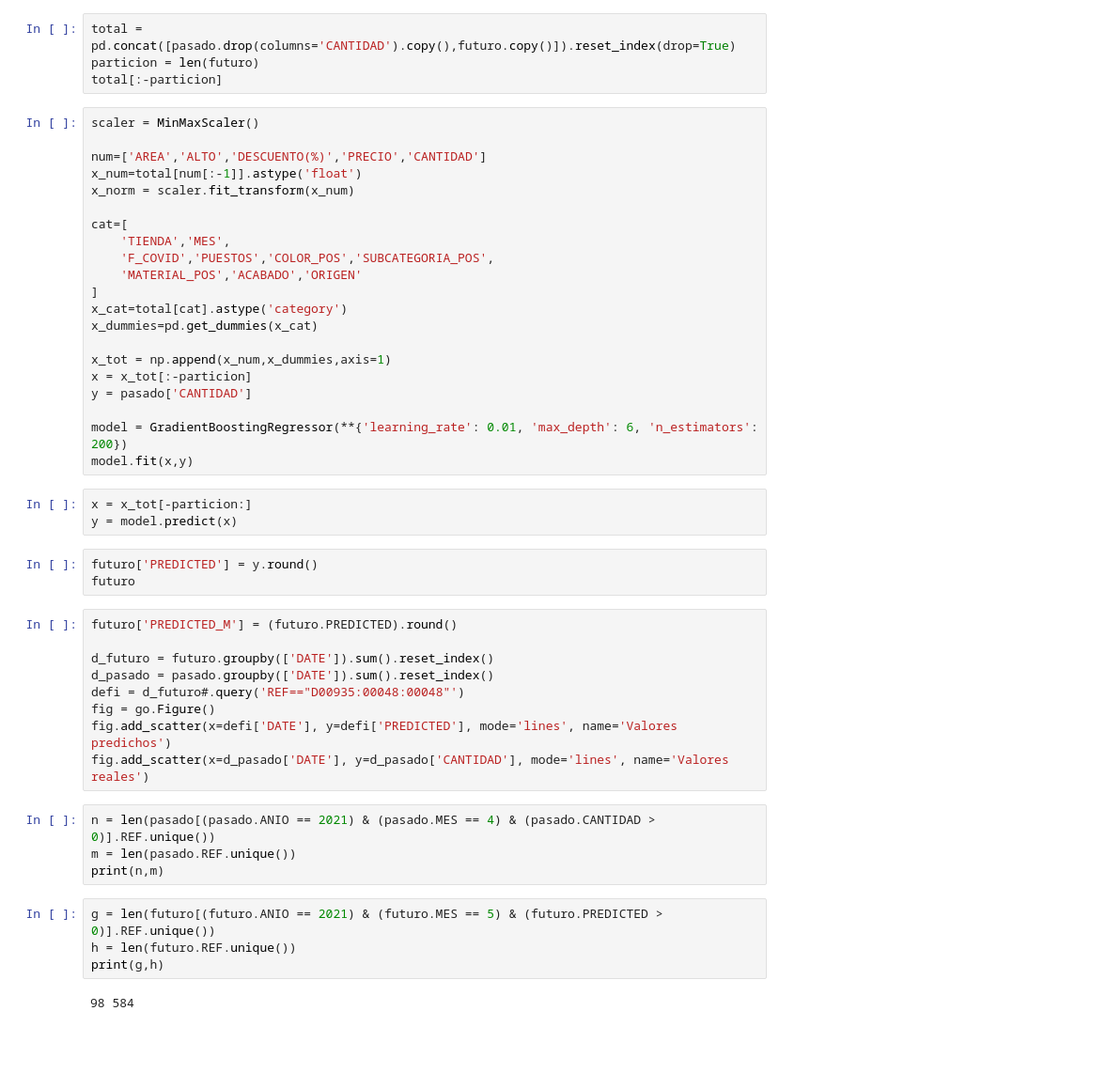
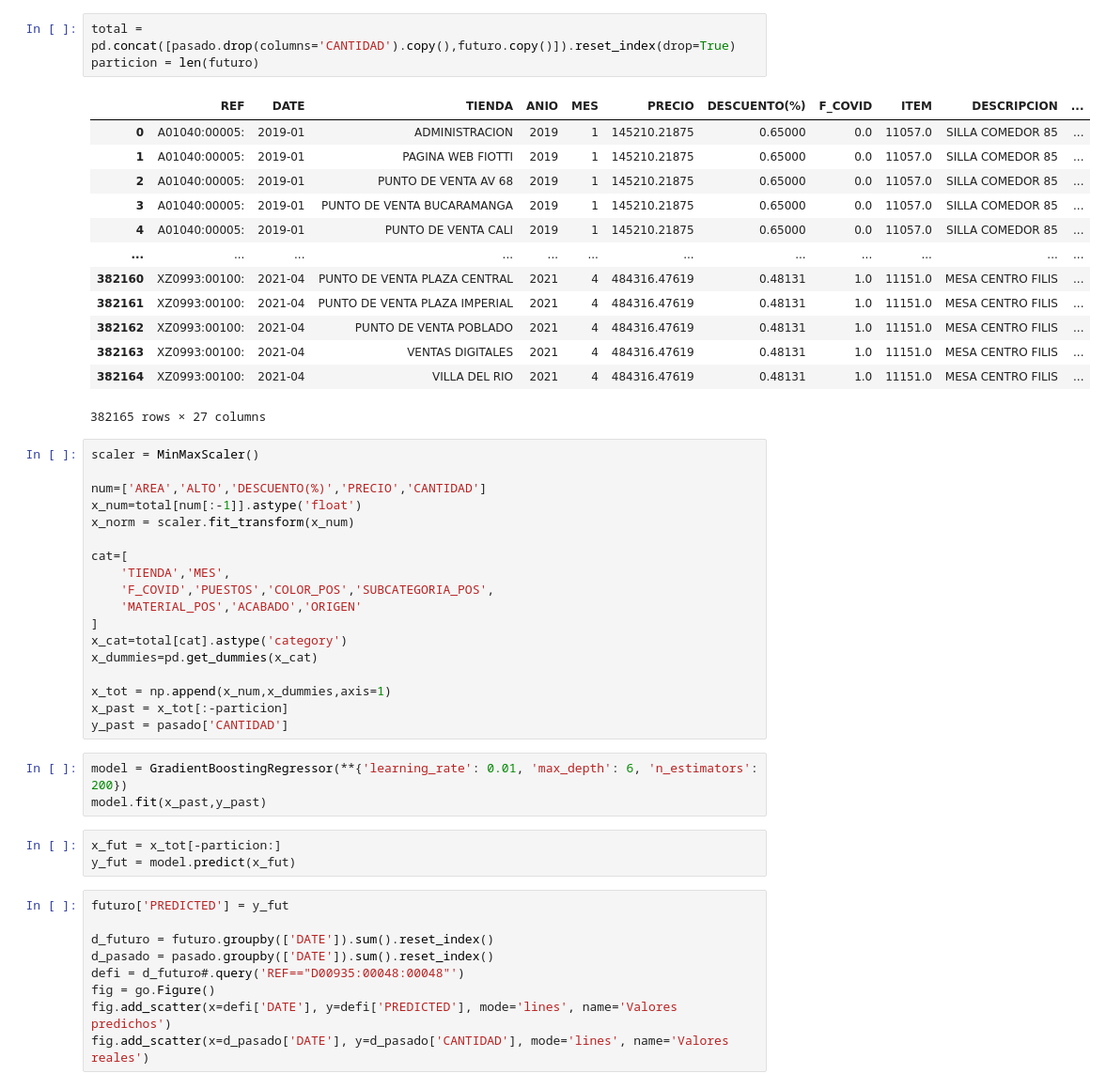
Before and after one commit to JuanMaVelezPa/DS4A_Project, a Jupyter notebook: ModelTest2.ipynb, the cells around one changed output. Shown at 94% size. Saved outputs shown, nothing was run; the diff lists cells and outputs as text; blank space fills up the shorter version.

```diff
--- a/ModelTest2.ipynb
+++ b/ModelTest2.ipynb
@@ -76,7 +89,20 @@ futuro
 # %%
 total = pd.concat([pasado.drop(columns='CANTIDAD').copy(),futuro.copy()]).reset_index(drop=True)
 particion = len(futuro)
-total[:-particion]
+# %% [output]
+|  | REF | DATE | TIENDA | ANIO | MES | PRECIO | DESCUENTO(%) | F_COVID | ITEM | DESCRIPCION | ... |
+| 0 | A01040:00005: | 2019-01 | ADMINISTRACION | 2019 | 1 | 145210.21875 | 0.65000 | 0.0 | 11057.0 | SILLA COMEDOR 85 | ... |
+| 1 | A01040:00005: | 2019-01 | PAGINA WEB FIOTTI | 2019 | 1 | 145210.21875 | 0.65000 | 0.0 | 11057.0 | SILLA COMEDOR 85 | ... |
+| 2 | A01040:00005: | 2019-01 | PUNTO DE VENTA AV 68 | 2019 | 1 | 145210.21875 | 0.65000 | 0.0 | 11057.0 | SILLA COMEDOR 85 | ... |
+| 3 | A01040:00005: | 2019-01 | PUNTO DE VENTA BUCARAMANGA | 2019 | 1 | 145210.21875 | 0.65000 | 0.0 | 11057.0 | SILLA COMEDOR 85 | ... |
+| 4 | A01040:00005: | 2019-01 | PUNTO DE VENTA CALI | 2019 | 1 | 145210.21875 | 0.65000 | 0.0 | 11057.0 | SILLA COMEDOR 85 | ... |
+| ... | ... | ... | ... | ... | ... | ... | ... | ... | ... | ... | ... |
+| 382160 | XZ0993:00100: | 2021-04 | PUNTO DE VENTA PLAZA CENTRAL | 2021 | 4 | 484316.47619 | 0.48131 | 1.0 | 11151.0 | MESA CENTRO FILIS | ... |
+| 382161 | XZ0993:00100: | 2021-04 | PUNTO DE VENTA PLAZA IMPERIAL | 2021 | 4 | 484316.47619 | 0.48131 | 1.0 | 11151.0 | MESA CENTRO FILIS | ... |
+| 382162 | XZ0993:00100: | 2021-04 | PUNTO DE VENTA POBLADO | 2021 | 4 | 484316.47619 | 0.48131 | 1.0 | 11151.0 | MESA CENTRO FILIS | ... |
+| 382163 | XZ0993:00100: | 2021-04 | VENTAS DIGITALES | 2021 | 4 | 484316.47619 | 0.48131 | 1.0 | 11151.0 | MESA CENTRO FILIS | ... |
+| 382164 | XZ0993:00100: | 2021-04 | VILLA DEL RIO | 2021 | 4 | 484316.47619 | 0.48131 | 1.0 | 11151.0 | MESA CENTRO FILIS | ... |
+382165 rows × 27 columns
 # %%
 scaler = MinMaxScaler()
 
@@ -93,19 +119,16 @@ x_cat=total[cat].astype('category')
 x_dummies=pd.get_dummies(x_cat)
 
 x_tot = np.append(x_num,x_dummies,axis=1)
-x = x_tot[:-particion]
-y = pasado['CANTIDAD']
-
-model = GradientBoostingRegressor(**{'learning_rate': 0.01, 'max_depth': 6, 'n_estimators': 200})
-model.fit(x,y)
+x_past = x_tot[:-particion]
+y_past = pasado['CANTIDAD']
+# %%
+model = GradientBoostingRegressor(**{'learning_rate': 0.01, 'max_depth': 6, 'n_estimators': 200})
+model.fit(x_past,y_past)
 # %%
-x = x_tot[-particion:]
-y = model.predict(x)
+x_fut = x_tot[-particion:]
+y_fut = model.predict(x_fut)
-# %%
-futuro['PREDICTED'] = y.round()
-futuro
 # %%
-futuro['PREDICTED_M'] = (futuro.PREDICTED).round()
+futuro['PREDICTED'] = y_fut
 
 d_futuro = futuro.groupby(['DATE']).sum().reset_index()
 d_pasado = pasado.groupby(['DATE']).sum().reset_index()
@@ -113,13 +136,3 @@ defi = d_futuro#.query('REF=="D00935:00048:00048"')
 fig = go.Figure()
 fig.add_scatter(x=defi['DATE'], y=defi['PREDICTED'], mode='lines', name='Valores predichos')
 fig.add_scatter(x=d_pasado['DATE'], y=d_pasado['CANTIDAD'], mode='lines', name='Valores reales')
-# %%
-n = len(pasado[(pasado.ANIO == 2021) & (pasado.MES == 4) & (pasado.CANTIDAD > 0)].REF.unique())
-m = len(pasado.REF.unique())
-print(n,m)
-# %%
-g = len(futuro[(futuro.ANIO == 2021) & (futuro.MES == 5) & (futuro.PREDICTED > 0)].REF.unique())
-h = len(futuro.REF.unique())
-print(g,h)
-# %% [output]
-98 584
```
Also changed, not shown: parts of 10 cells of this notebook, 14 other files.
